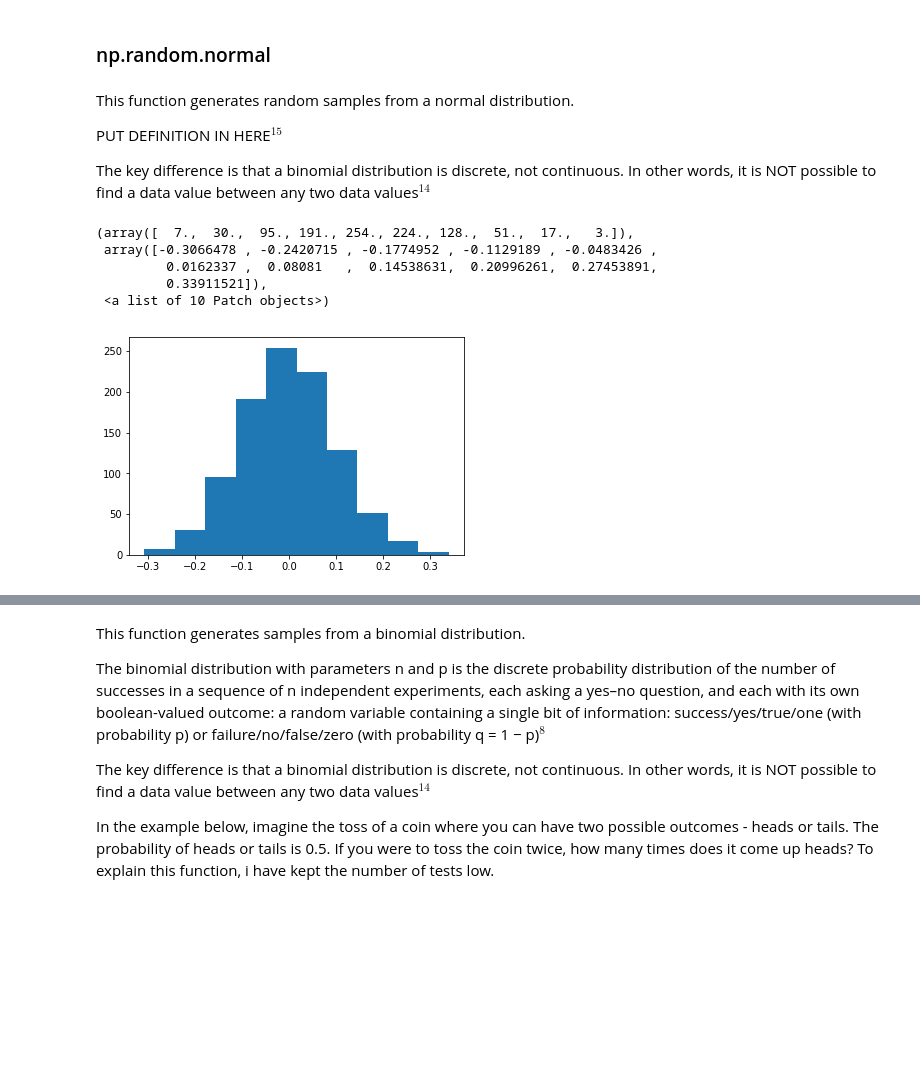
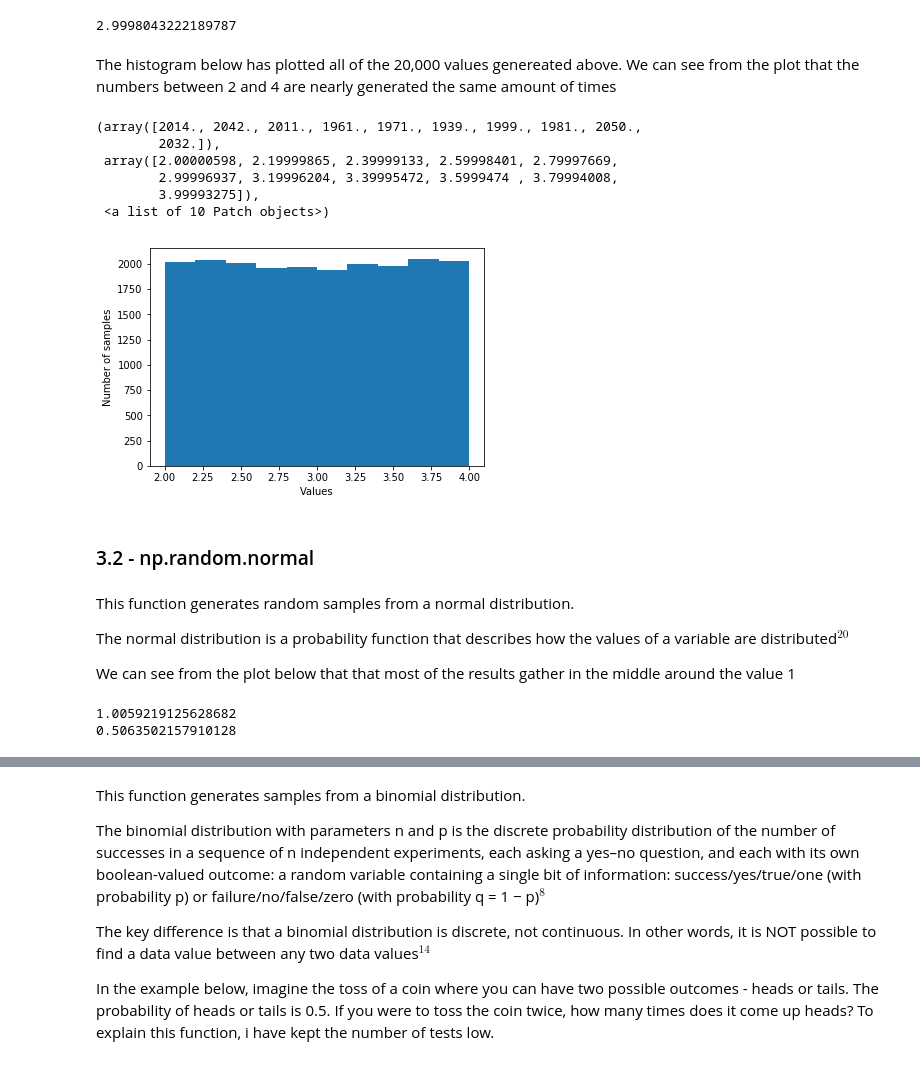
Before and after one commit to davidobrien1/practical-assignments, a Jupyter notebook: numpy-random.ipynb, the cells around one changed output, grey strips where cells are left out. Saved outputs shown, nothing was run; the diff lists cells and outputs as text; code cells hidden in the pictures; blank space fills up the shorter version.

```diff
--- a/numpy-random.ipynb
+++ b/numpy-random.ipynb
@@ -116,8 +114,23 @@ plt.hist(x)
+# %%
+# genearte samples from the uniform distribution
+x = np.random.uniform(2,4,20000) # 2 is the lower boundary of the output; 4 is the upper boundary and 20000 is the size of samples
+x.mean() # show the mean of all samples of x - note that the mean will alway be very close to 3
+# %% [output]
+2.9998043222189787
+# %% [markdown]
+The histogram below has plotted all of the 20,000 values genereated above.  We can see from the plot that the numbers between 2 and 4 are nearly generated the same amount of times
+# %%
+# generate a histogram of x
+plt.xlabel('Values')
+plt.ylabel('Number of samples')
+plt.hist(x)
+# %% [output]
+(array([2014., 2042., 2011., 1961., 1971., 1939., 1999., 1981., 2050.,
+        2032.]),
+ array([2.00000598, 2.19999865, 2.39999133, 2.59998401, 2.79997669,
+        2.99996937, 3.19996204, 3.39995472, 3.5999474 , 3.79994008,
+        3.99993275]),
+ <a list of 10 Patch objects>)
+[figure, added]
 # %% [markdown]
-### np.random.normal
+### 3.2 - np.random.normal
-# %% [markdown]
-This function generates random samples from a normal distribution.
-
-PUT DEFINITION IN HERE$^{15}$
-
-The key difference is that a binomial distribution is discrete, not continuous. In other words, it is NOT possible to find a data value between any two data values$^{14}$
@@ -126,9 +137,13 @@ x = np.random.normal(0,0.1,1000)
-# %%
-plt.hist(x)
-# %% [output]
-(array([  7.,  30.,  95., 191., 254., 224., 128.,  51.,  17.,   3.]),
- array([-0.3066478 , -0.2420715 , -0.1774952 , -0.1129189 , -0.0483426 ,
-         0.0162337 ,  0.08081   ,  0.14538631,  0.20996261,  0.27453891,
-         0.33911521]),
- <a list of 10 Patch objects>)
-[figure, removed]
+# %% [markdown]
+This function generates random samples from a normal distribution.
+
+The normal distribution is a probability function that describes how the values of a variable are distributed$^{20}$
+
+We can see from the plot below that that most of the results gather in the middle around the value 1
+# %%
+x = np.random.normal(1,0.5,1000) # 1 is the mean, 0.5 is the standard deviation and 1000 is the size
+print(np.mean(x)) # test that the mean is 1 - if code is re-run, the mean will be very close to 1
+print(np.std(x)) # test that the standard deviation is 0.5 - if code is re-run, the mean will be very close to 0.5
+# %% [output]
+1.0059219125628682
+0.5063502157910128
```
Also changed, not shown: parts of 35 cells of this notebook, 1 other file.
